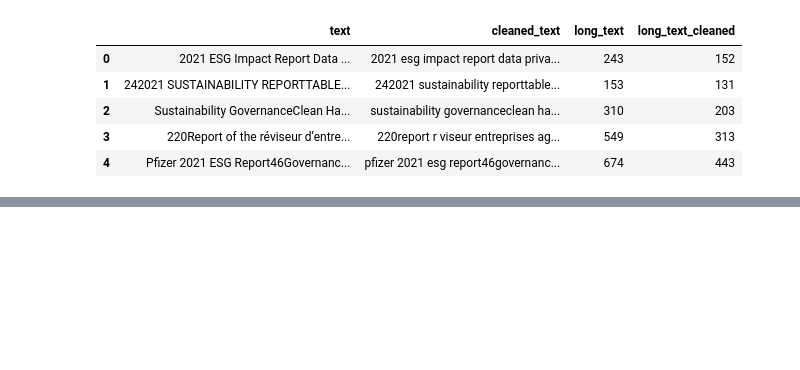
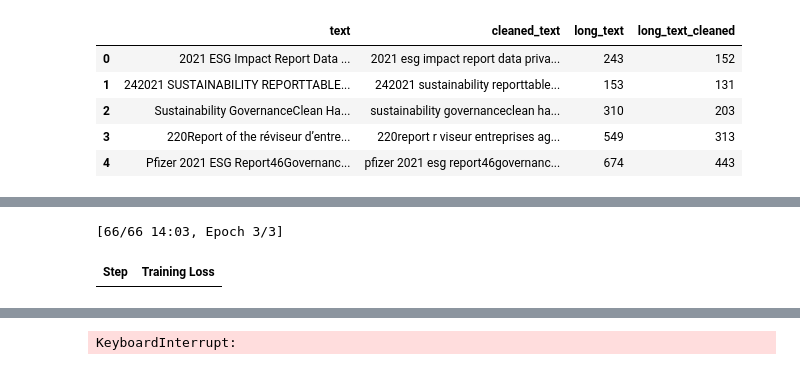
Before and after one commit to PSha98/ESG_document_classifier, a Jupyter notebook: ESG_Classifier.ipynb, the cells around one changed output, grey strips where cells are left out. Saved outputs shown, nothing was run; the diff lists cells and outputs as text; code cells hidden in the pictures; blank space fills up the shorter version.

```diff
--- a/ESG_Classifier.ipynb
+++ b/ESG_Classifier.ipynb
@@ -464,0 +208,66 @@ print(df_extracted.head())
+# %%
+## embedding performed using all-MiniLM-L6-v2
+labels = df['class'].values
+texts = df['cleaned_text'].values
+grouped = {label: df[df['class'] == label]['cleaned_text'].tolist() for label in df['class'].unique()}
+examples = []
+
+for label, samples in grouped.items():
+    num_pairs = min(200, len(samples) // 2)
+    for _ in range(num_pairs):
+        a, b = random.sample(samples, 2)
+        examples.append(InputExample(texts=[a, b]))
+model = SentenceTransformer('all-MiniLM-L6-v2')
+train_dataloader = DataLoader(examples, shuffle=True, batch_size=32)
+train_loss = losses.MultipleNegativesRankingLoss(model)
+
+model.fit(
+    train_objectives=[(train_dataloader, train_loss)],
+    epochs=3,
+    warmup_steps=100
+)
+lgbm_params = {
+    'n_estimators': 100,
+    'learning_rate': 0.1,
+    'num_leaves': 31,
+    'random_state': 42
+}
+
+classifiers = {
+    'Logistic Regression': LogisticRegression(max_iter=1000),
+    'SVM': SVC(kernel='linear', probability=True),
+    'LightGBM': LGBMClassifier(**lgbm_params),
+    'Neural Network': MLPClassifier(hidden_layer_sizes=(100,), max_iter=1000)
+}
+
+skf = StratifiedKFold(n_splits=5, shuffle=True, random_state=42)
+results = {name: [] for name in classifiers.keys()}
+
+for fold, (train_idx, val_idx) in enumerate(skf.split(texts, labels), 1):
+    print(f"\nFold {fold} -----------------------------")
+    X_train, X_val = texts[train_idx], texts[val_idx]
+    y_train, y_val = labels[train_idx], labels[val_idx]
+
+    emb_train = model.encode(X_train, show_progress_bar=False)
+    emb_val = model.encode(X_val, show_progress_bar=False)
+
+    for name, clf in classifiers.items():
+        clf.fit(emb_train, y_train)
+        y_pred = clf.predict(emb_val)
+        acc = accuracy_score(y_val, y_pred)
+        results[name].append(acc)
+        print(f"{name} accuracy: {acc:.4f}")
+
+summary = []
+for name, acc_list in results.items():
+    summary.append({
+        'Model': name,
+        'Mean Accuracy': np.mean(acc_list),
+        'Std Accuracy': np.std(acc_list)
+    })
+
+results_df = pd.DataFrame(summary)
+print("\nModel Comparison:\n", results_df)
+# %% [output]
+[66/66 14:03, Epoch 3/3]
+| Step | Training Loss |
@@ -464,0 +291 @@ print(df_extracted.head())
+KeyboardInterrupt:
```
Also changed, not shown: parts of 18 cells of this notebook.
